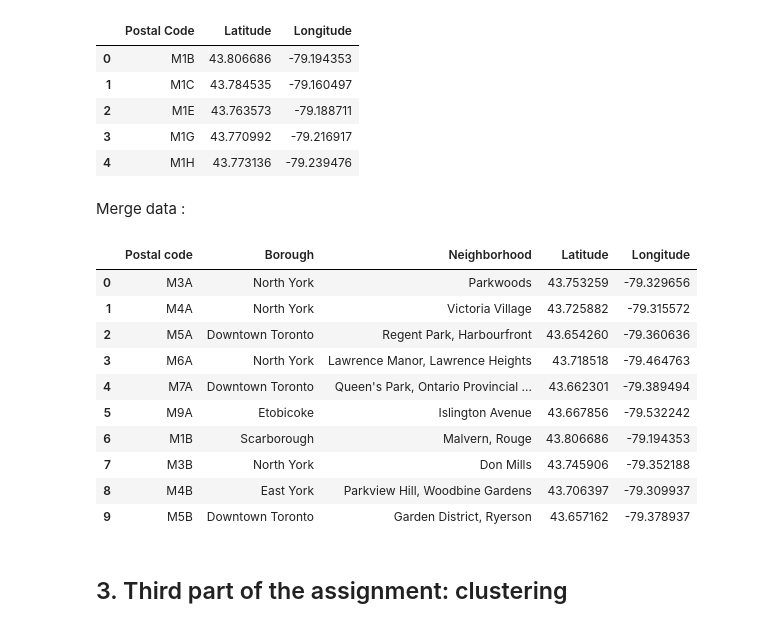
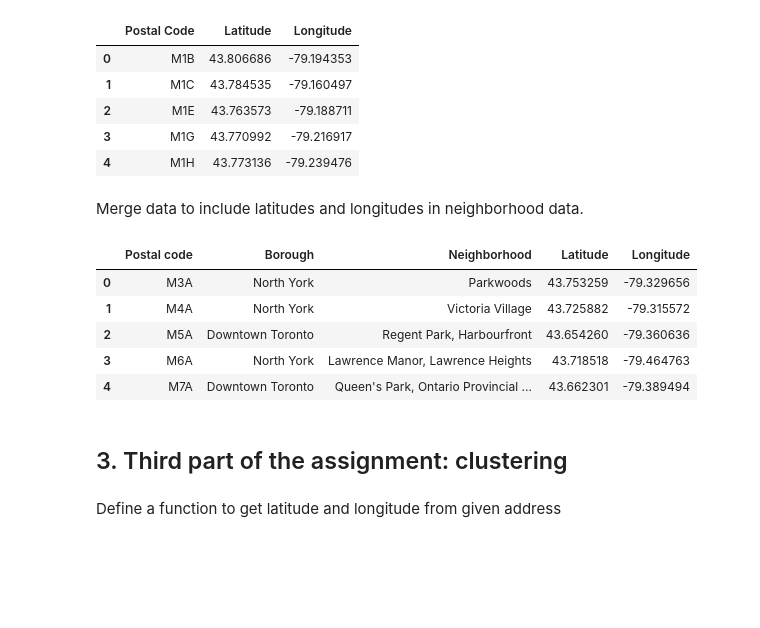
Before and after one commit to CammieCo/Coursera_Capstone, a Jupyter notebook: Neighborhoods_in_Toronto.ipynb, the cells around one changed output. Saved outputs shown, nothing was run; the diff lists cells and outputs as text; code cells hidden in the pictures; blank space fills up the shorter version.

Commit message:
Add a notebook file for clustering of Toronto neighborhoods

```diff
--- a/Neighborhoods_in_Toronto.ipynb
+++ b/Neighborhoods_in_Toronto.ipynb
@@ -6,13 +22,8 @@ This work clusters the neighborhoods in Toronto
 ### Read the table from the  wekipedia link.
 # %%
-#!pip3 install wikipedia
-#!pip3 install lxml
-import pandas as pd
-import numpy as np
-
 link='https://en.wikipedia.org/wiki/List_of_postal_codes_of_Canada:_M'
-df = pd.read_html(link,header=0)[0]
-df.head(10)
+neighborhoods = pd.read_html(link,header=0)[0]
+neighborhoods.head(10)
 # %% [output]
 |  | Postal code | Borough | Neighborhood |
 | 0 | M1A | Not assigned | NaN |
@@ -30,9 +41,9 @@ df.head(10)
 
  Drop the rows with a borough that is **Not assigned**
 # %%
-nrow = df.shape[0] # initial number of rows
-df=df[df.Borough != 'Not assigned']
-print('{} rows are dropped with Borough = \'Not assigned\''.format(nrow-df.shape[0]))
+nrow = neighborhoods.shape[0] # initial number of rows
+neighborhoods=neighborhoods[neighborhoods.Borough != 'Not assigned']
+print('{} rows are dropped with Borough = \'Not assigned\''.format(nrow-neighborhoods.shape[0]))
 # %% [output]
 77 rows are dropped with Borough = 'Not assigned'
 # %% [markdown]
@@ -46,9 +57,9 @@ freq_PC.shape
 # %% [markdown]
 **No duplicates are found in the postal codes. Checked on the wikipedia page that the neighborhoods with the same postal code has already grouped together with a '/' seperated. Instead, I changed the seperator into a comma as instructed in the assignement.**
 # %%
-df['Neighborhood'] = df['Neighborhood'].str.replace('/', ', ')
-df['Neighborhood'] = df['Neighborhood'].str.replace(' ,', ',')
-df.head(10)
+neighborhoods['Neighborhood'] = neighborhoods['Neighborhood'].str.replace('/', ', ')
+neighborhoods['Neighborhood'] = neighborhoods['Neighborhood'].str.replace(' ,', ',')
+neighborhoods.head(10)
 # %% [output]
 |  | Postal code | Borough | Neighborhood |
 | 2 | M3A | North York | Parkwoods |
@@ -91,24 +102,21 @@ location.head()
 | 2 | M1E | 43.763573 | -79.188711 |
 | 3 | M1G | 43.770992 | -79.216917 |
 | 4 | M1H | 43.773136 | -79.239476 |
-# %% [markdown]
-Merge data :
+# %% [markdown]
+Merge data to include latitudes and longitudes in neighborhood data.
 # %%
 location.rename(columns={'Postal Code':'Postal code'}, inplace=True)
-df = pd.merge(df,location,how='left', on='Postal code')
+neighborhoods = pd.merge(neighborhoods,location,how='left', on='Postal code')
 
-df.head(10)
+neighborhoods.head()
 # %% [output]
 |  | Postal code | Borough | Neighborhood | Latitude | Longitude |
 | 0 | M3A | North York | Parkwoods | 43.753259 | -79.329656 |
 | 1 | M4A | North York | Victoria Village | 43.725882 | -79.315572 |
 | 2 | M5A | Downtown Toronto | Regent Park, Harbourfront | 43.654260 | -79.360636 |
 | 3 | M6A | North York | Lawrence Manor, Lawrence Heights | 43.718518 | -79.464763 |
 | 4 | M7A | Downtown Toronto | Queen's Park, Ontario Provincial ... | 43.662301 | -79.389494 |
-| 5 | M9A | Etobicoke | Islington Avenue | 43.667856 | -79.532242 |
-| 6 | M1B | Scarborough | Malvern, Rouge | 43.806686 | -79.194353 |
-| 7 | M3B | North York | Don Mills | 43.745906 | -79.352188 |
-| 8 | M4B | East York | Parkview Hill, Woodbine Gardens | 43.706397 | -79.309937 |
-| 9 | M5B | Downtown Toronto | Garden District, Ryerson | 43.657162 | -79.378937 |
 # %% [markdown]
 ## 3. Third part of the assignment: clustering
+# %% [markdown]
+Define a function to get latitude and longitude from given address
```
Also changed, not shown: parts of 31 cells of this notebook.
